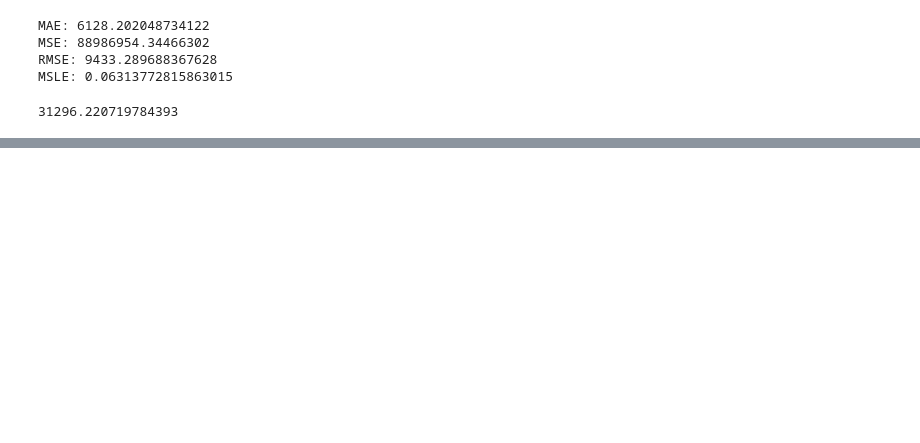
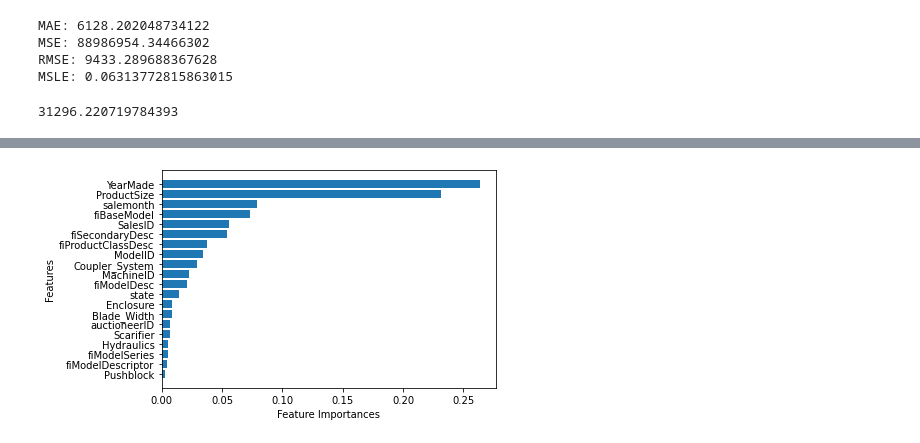
Before and after one commit to thenoureldin/machine_learning, a Jupyter notebook: bulldozer-prices/bulldozer-prices.ipynb, the cells around one changed output, grey strips where cells are left out. Saved outputs shown, nothing was run; the diff lists cells and outputs as text; code cells hidden in the pictures; blank space fills up the shorter version.

Commit message:
modelling

```diff
--- a/bulldozer-prices/bulldozer-prices.ipynb
+++ b/bulldozer-prices/bulldozer-prices.ipynb
@@ -137,7 +139,8 @@ len(X_train), len(X_test)
 # %%
 from sklearn.ensemble import RandomForestRegressor
 # %%
-model = RandomForestRegressor().fit(X_train, y_train)
+%%time
+model = RandomForestRegressor(n_jobs=-1, random_state=42).fit(X_train, y_train)
 # %%
 model.score(X_test,y_test)
 # %% [output]
@@ -162,0 +186,16 @@ df['SalePrice'].mean()
+# %%
+def plot_features(columns, importances, n=20):
+    d = (pd.DataFrame({"features":columns,
+                       "feature_importances":importances})
+        .sort_values("feature_importances", ascending=False)
+        .reset_index(drop=True))
+
+    fig, ax = plt.subplots()
+    ax.barh(d['features'][:n], d['feature_importances'][:n])
+    ax.set_ylabel('Features')
+    ax.set_xlabel('Feature Importances')
+    ax.invert_yaxis()
+# %%
+plot_features(X_train.columns, model.feature_importances_)
+# %% [output]
+[figure, added]
```
Also changed, not shown: parts of 4 cells of this notebook.
